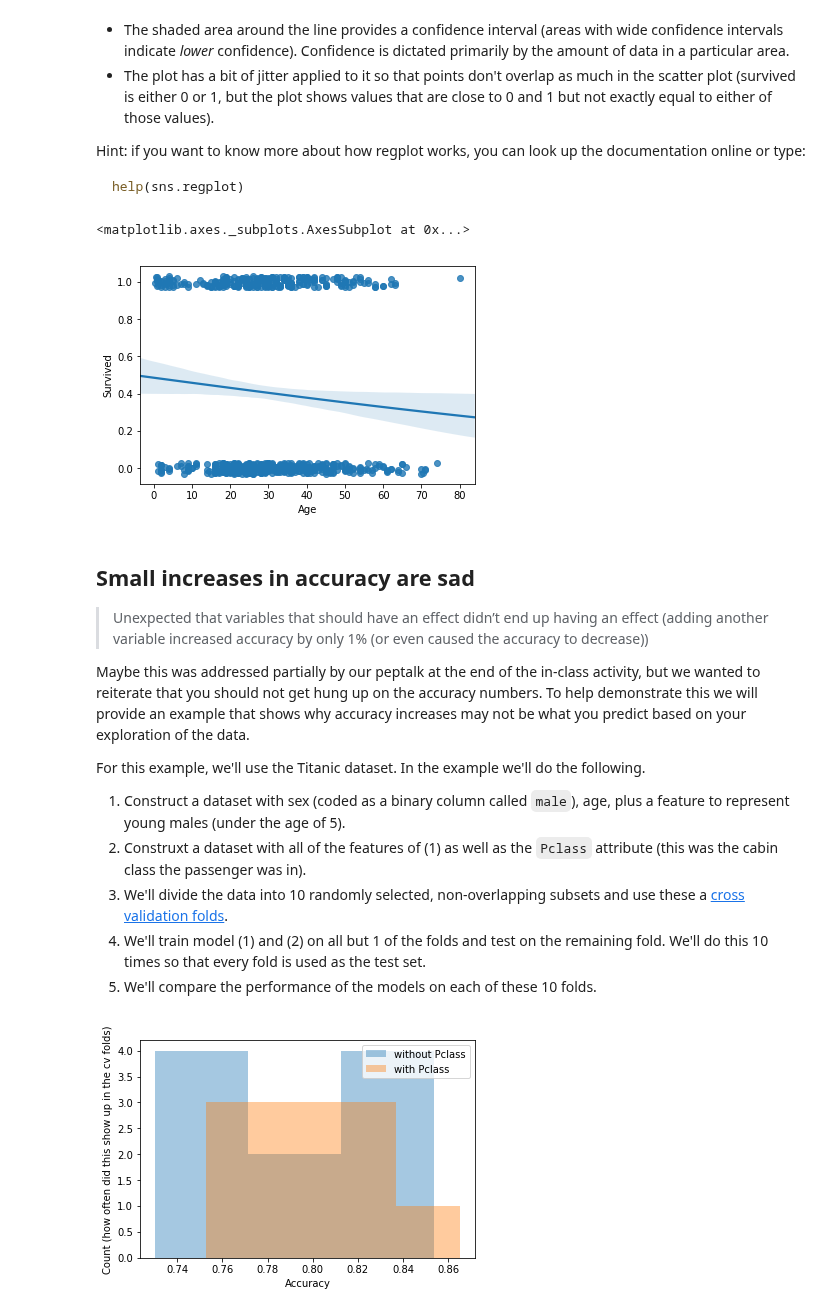
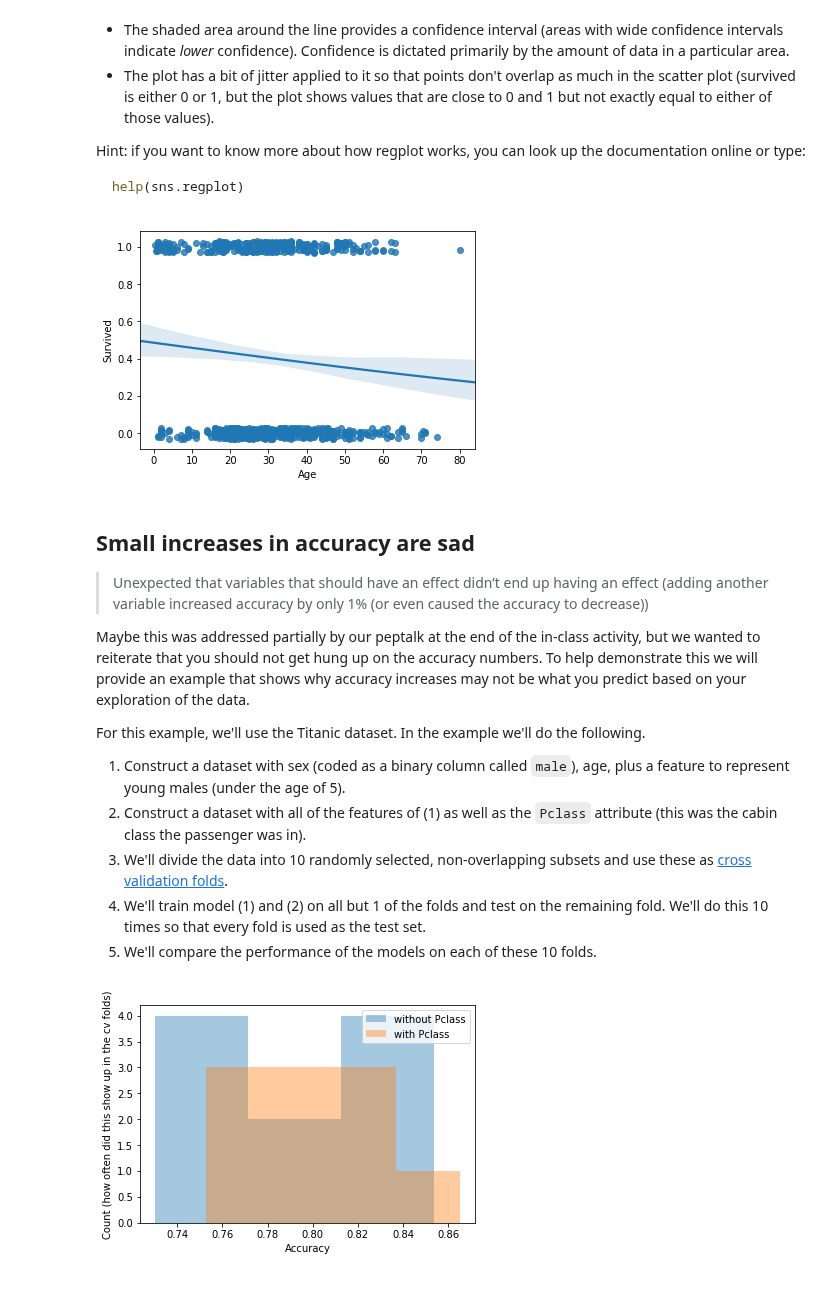
Before and after one commit to mlfa19/assignments, a Jupyter notebook: Module 1/05/assignment05_debrief.ipynb, the cells around one changed output. Drawn from its saved outputs; the diff is of its cells as text; code cells hidden in the pictures.

````diff
--- a/Module 1/05/assignment05_debrief.ipynb
+++ b/Module 1/05/assignment05_debrief.ipynb
@@ -151,11 +151,10 @@ Hint: if you want to know more about how regplot works, you can look up the docu
 help(sns.regplot)
 ```
 # %%
-sns.regplot(x="Age", y="Survived", data=filtered,
-...                  logistic=True, n_boot=500, y_jitter=.03)
+sns.regplot(x="Age", y="Survived", data=filtered, logistic=True, n_boot=500, y_jitter=.03)
+plt.show()
 # %% [output]
-<matplotlib.axes._subplots.AxesSubplot at 0x...>
-[figure, old version]
+[figure, new version]
 # %% [markdown]
 ## Small increases in accuracy are sad
 
@@ -166,8 +165,8 @@ Maybe this was addressed partially by our peptalk at the end of the in-class act
 For this example, we'll use the Titanic dataset.  In the example we'll do the following.
 
 1.  Construct a dataset with sex (coded as a binary column called `male`), age, plus a feature to represent young males (under the age of 5).
-2.  Construxt a dataset with all of the features of (1) as well as the `Pclass` attribute (this was the cabin class the passenger was in).
-3.  We'll divide the data into 10 randomly selected, non-overlapping subsets and use these a [cross validation folds](https://en.wikipedia.org/wiki/Cross-validation_(statistics)#k-fold_cross-validation).
+2.  Construct a dataset with all of the features of (1) as well as the `Pclass` attribute (this was the cabin class the passenger was in).
+3.  We'll divide the data into 10 randomly selected, non-overlapping subsets and use these as [cross validation folds](https://en.wikipedia.org/wiki/Cross-validation_(statistics)#k-fold_cross-validation).
 4.  We'll train model (1) and (2) on all but 1 of the folds and test on the remaining fold.  We'll do this 10 times so that every fold is used as the test set.
 5.  We'll compare the performance of the models on each of these 10 folds.
 # %%
````
Also changed, not shown: parts of 7 cells of this notebook.
